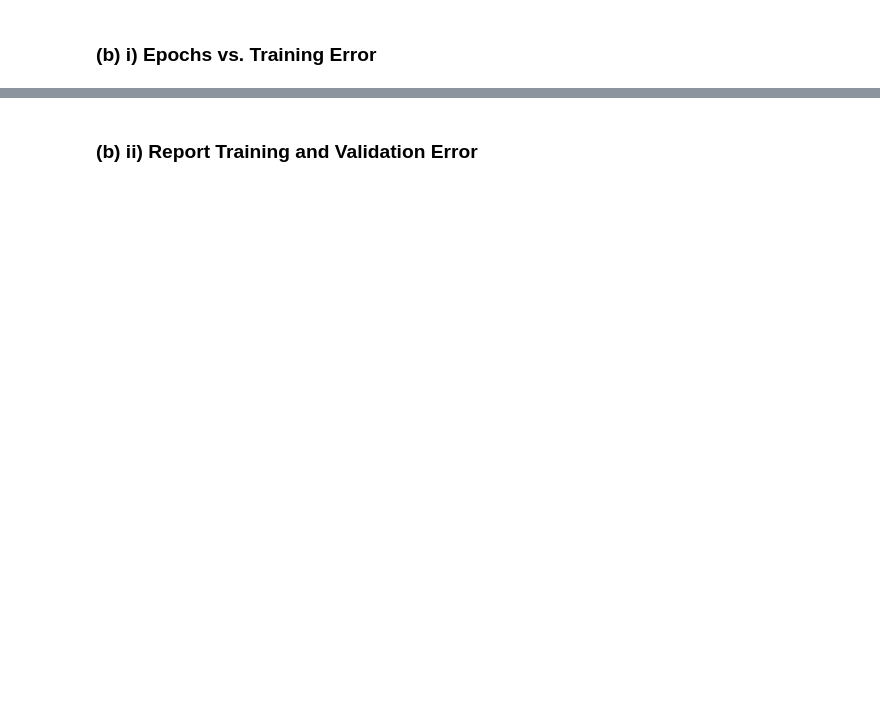
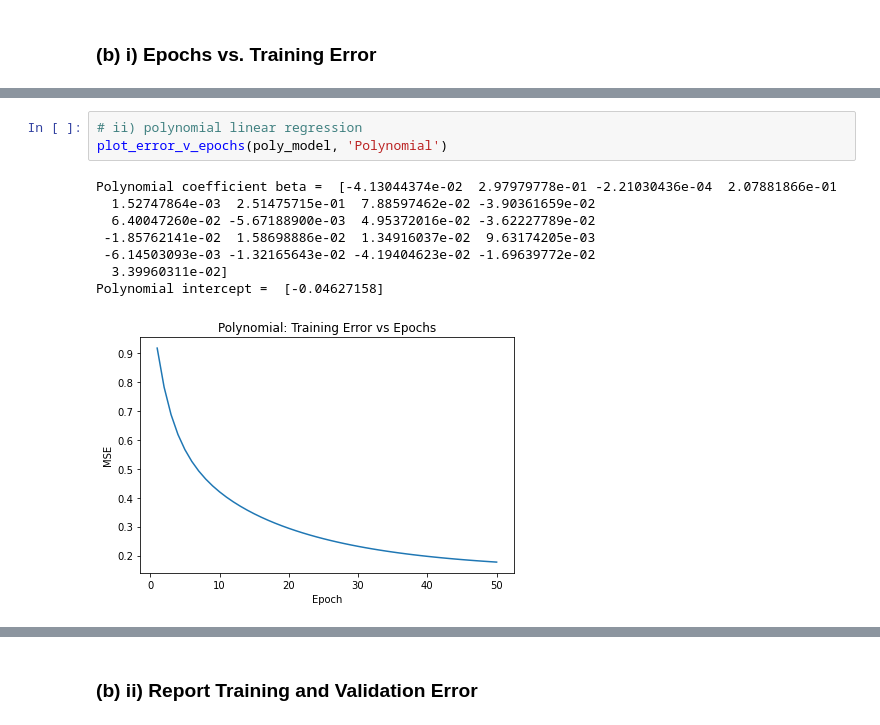
Before and after one commit to ManuelSerna/ml-notes, a Jupyter notebook: regression/general_regression/mini_project3.ipynb, the cells around one changed output, grey strips where cells are left out. Saved outputs shown, nothing was run; the diff lists cells and outputs as text; blank space fills up the shorter version.

```diff
--- a/regression/general_regression/mini_project3.ipynb
+++ b/regression/general_regression/mini_project3.ipynb
@@ -195,0 +301,12 @@ plt.show()
+# %%
+# ii) polynomial linear regression
+plot_error_v_epochs(poly_model, 'Polynomial')
+# %% [output]
+Polynomial coefficient beta =  [-4.13044374e-02  2.97979778e-01 -2.21030436e-04  2.07881866e-01
+  1.52747864e-03  2.51475715e-01  7.88597462e-02 -3.90361659e-02
+  6.40047260e-02 -5.67188900e-03  4.95372016e-02 -3.62227789e-02
+ -1.85762141e-02  1.58698886e-02  1.34916037e-02  9.63174205e-03
+ -6.14503093e-03 -1.32165643e-02 -4.19404623e-02 -1.69639772e-02
+  3.39960311e-02]
+Polynomial intercept =  [-0.04627158]
+[figure, added]
```
Also changed, not shown: parts of 34 cells of this notebook, 1 other file.
